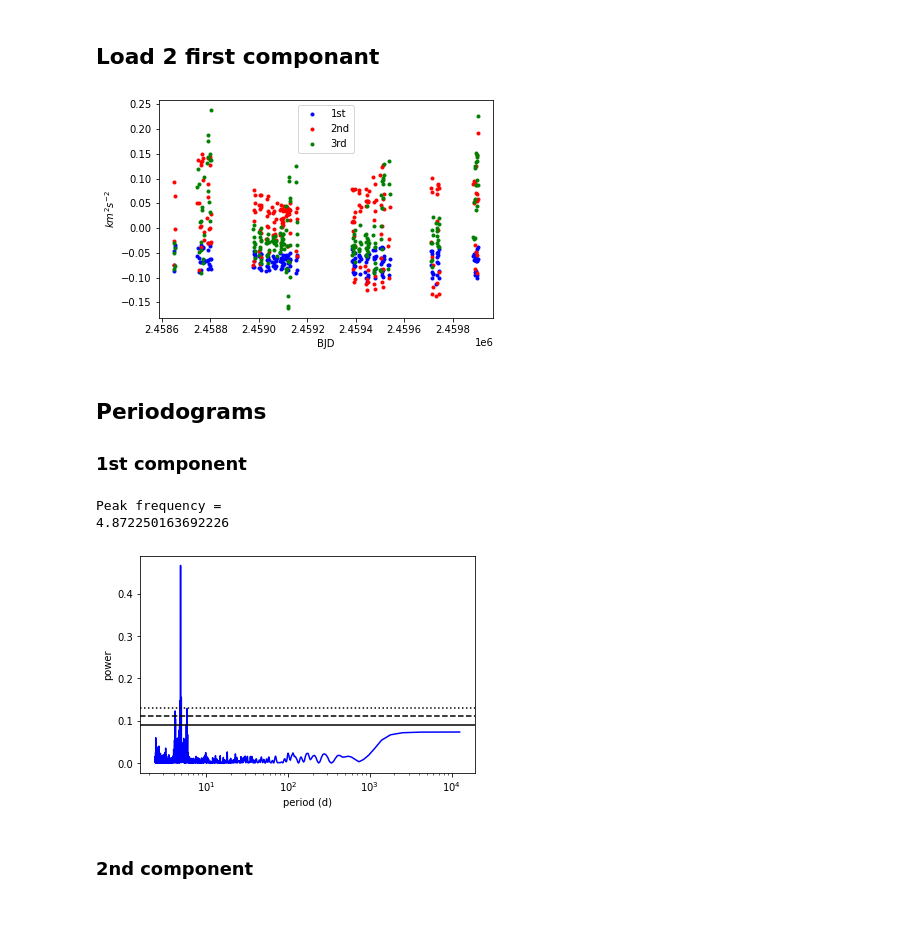
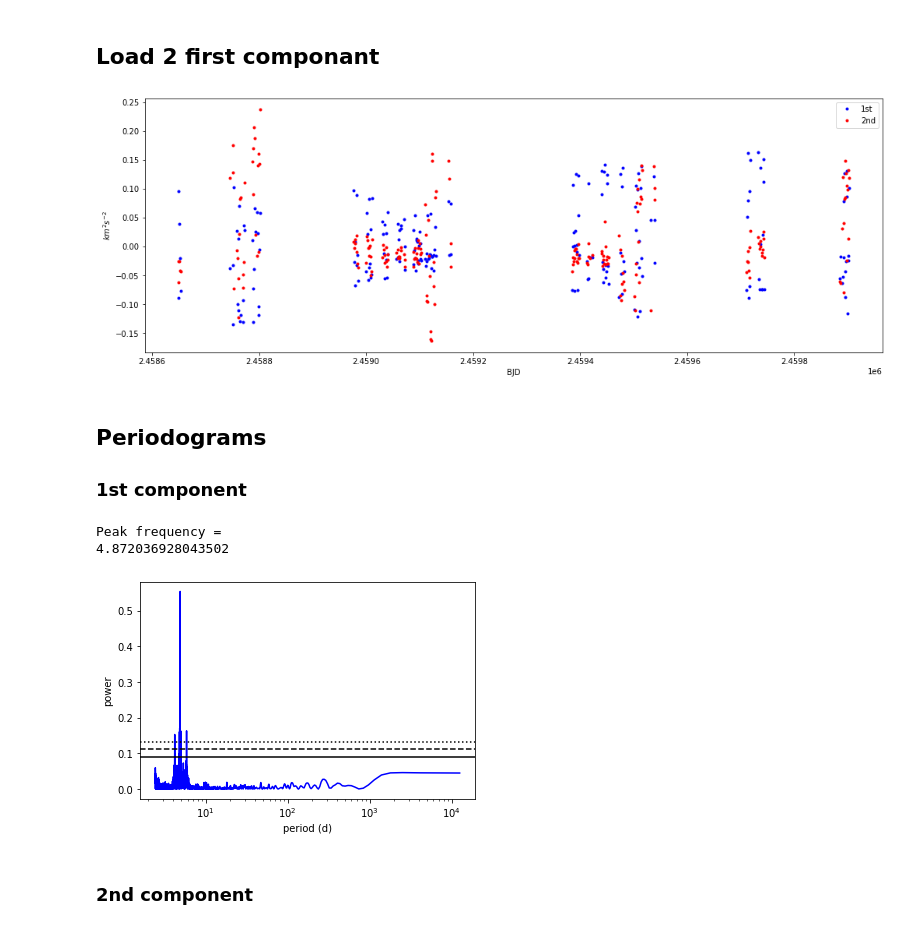
Before and after one commit to Paul-Charpentier/SPCAndie, a Jupyter notebook: GwPCA.ipynb, the cells around one changed output. Saved outputs shown, nothing was run; the diff lists cells and outputs as text; code cells hidden in the pictures.

```diff
--- a/GwPCA.ipynb
+++ b/GwPCA.ipynb
@@ -29,25 +31,25 @@ WARNING (theano.tensor.blas): Using NumPy C-API based implementation for BLAS fu
 # %% [markdown]
 ## Load 2 first componant
 # %%
-eigen2vectors = np.load('/home/paul/Bureau/IRAP/TablesAU_MIC/2firstcomponent.npy', allow_pickle=True)
-times = np.load('/home/paul/Bureau/IRAP/TablesAU_MIC/readyforwPCA_epoc.npy')
+eigen2vectors = np.load('/home/paul/Bureau/IRAP/dLWPCA/out/TablesAU_MIC/2firstcomponent.npy', allow_pickle=True) #### PATH TO CHANGE ####
+times = np.load('/home/paul/Bureau/IRAP/dLWPCA/out/TablesAU_MIC/readyforwPCA_epoc.npy')                          #### PATH TO CHANGE ####
 # %%
-plt.plot(times[:-1], eigen2vectors[0], 'b.', label='1st')
-plt.plot(times[:-1], eigen2vectors[1], 'r.', label='2nd')
-plt.plot(times[:-1], eigen2vectors[2], 'g.', label='3rd')
+plt.figure(figsize=(17, 6))
+plt.plot(times, eigen2vectors[0], 'b.', label='1st')
+plt.plot(times, eigen2vectors[1], 'r.', label='2nd')
 plt.xlabel('BJD')
 plt.ylabel('$km^2 s^{-2}$')
 plt.legend()
 #plt.plot(times[:-1], eigen2vectors[3], 'r.')
 
 plt.show()
 # %% [output]
-[figure, old version]
+[figure, new version]
 # %% [markdown]
 ## Periodograms
 ### 1st component
 # %%
-frequency, power = LombScargle(times[:-1], eigen2vectors[0]).autopower()
+frequency, power = LombScargle(times, eigen2vectors[0]).autopower()
 plt.figure(2)
 plt.plot(1/frequency, power, 'b')
 plt.xlabel("period (d)")
@@ -59,7 +61,7 @@ peak_freq = 1 / frequency[np.argmax(power)]
 print('Peak frequency = ')
 print(peak_freq)
 
-ls = LombScargle(times[:-1], eigen2vectors[0])
+ls = LombScargle(times, eigen2vectors[0])
 
 fap = ls.false_alarm_level(0.1)
 plt.axhline(fap, linestyle='-', color='k')
@@ -73,8 +75,8 @@ plt.axhline(fap, linestyle=':', color='k')
 plt.show()
 # %% [output]
 Peak frequency =
-4.872250163692226
+4.872036928043502
-[figure, old version]
+[figure, new version]
 # %% [markdown]
 ### 2nd component
 # %%
```
Also changed, not shown: parts of 58 cells of this notebook.
